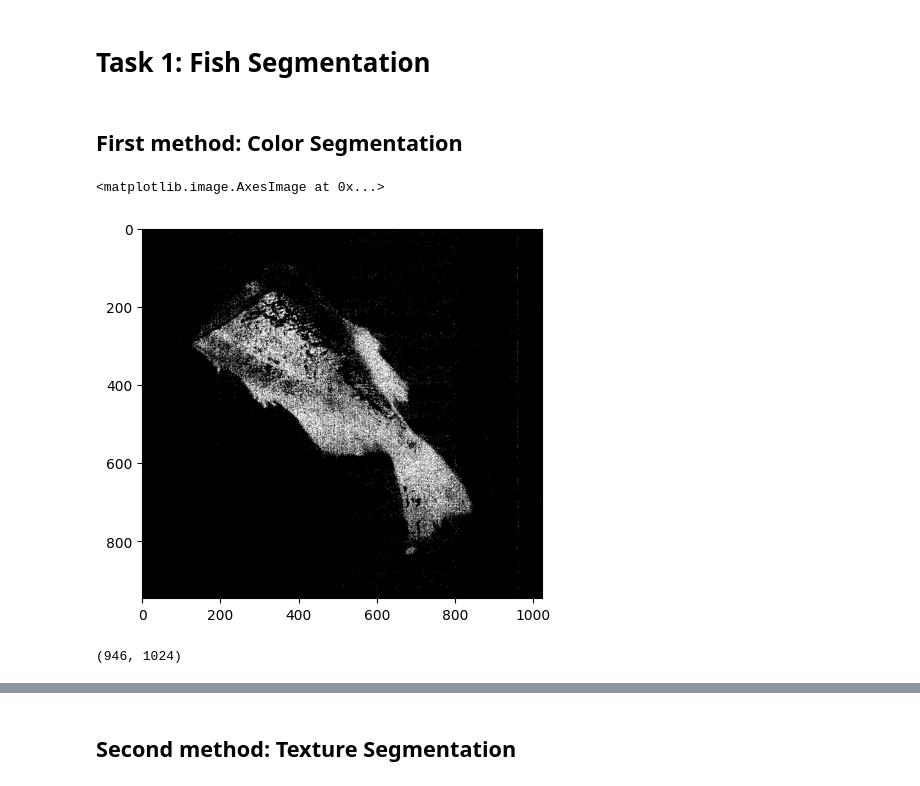
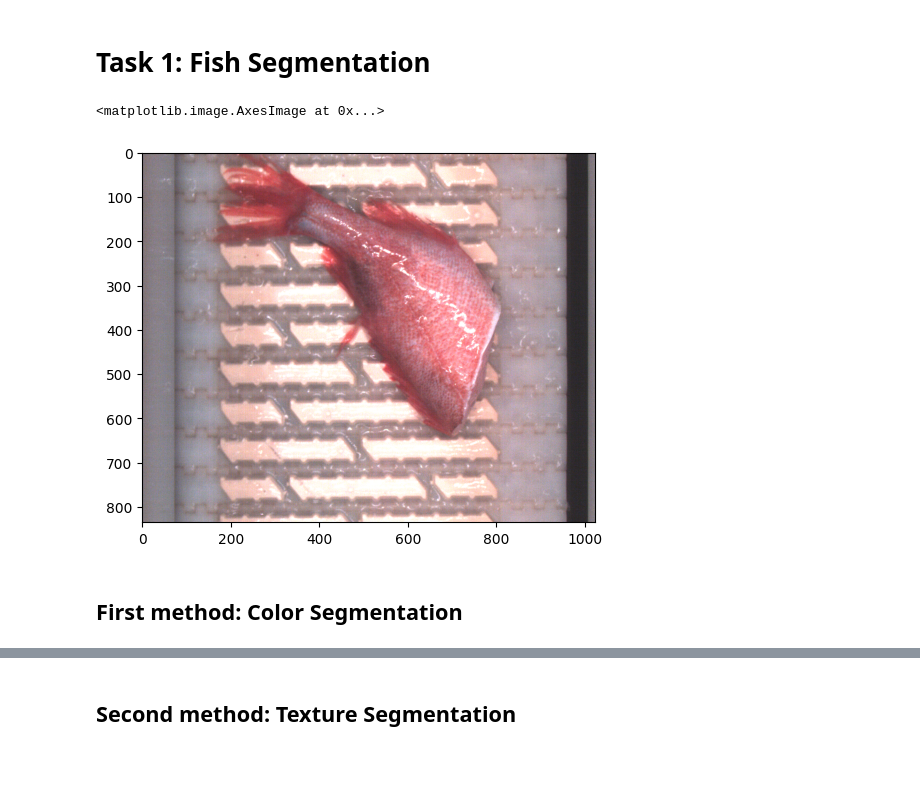
Before and after one commit to KamielVDD/6_marelec_project, a Jupyter notebook: 2_notebooks/marelec.ipynb, the cells around one changed output, grey strips where cells are left out. Drawn from its saved outputs; the diff is of its cells as text; code cells hidden in the pictures.

```diff
--- a/2_notebooks/marelec.ipynb
+++ b/2_notebooks/marelec.ipynb
@@ -12,14 +12,24 @@ import cv2
 # %%
 BASE_DIRECTORY = os.path.dirname(os.getcwd())
 PATH_FISH_0 = os.path.join(BASE_DIRECTORY, "1_data", "Marelec_sample", "0", "2021-04-28-02-55-19-160-Sei-Sei-80.000.bmp")
-PATH_FISH_1 = os.path.join(BASE_DIRECTORY, "1_data", "Marelec_sample", "1", "2021-04-27-21-46-20-448-Sei-Hyse-88.000.bmp")
+PATH_FISH_1 = os.path.join(BASE_DIRECTORY, "1_data", "Marelec_sample", "1", "2021-04-27-00-45-33-488-Sei-Hyse-86.000.bmp")
 
-LOWER_COLOR_FISH = np.array([120, 90, 100])
-UPPER_COLOR_FISH = np.array([140, 255, 255])
+PATH_FOLDER_0 = "../1_data/Marelec_sample/0/"
+PATH_FOLDER_1 = "../1_data/Marelec_sample/1/"
+PATH_FOLDER_2 = "../1_data/Marelec_sample/2/"
+TEST_SET = [PATH_FOLDER_0, PATH_FOLDER_1, PATH_FOLDER_2]
+
+LOWER_COLOR_FISH = np.array([140, 100, 100])
+UPPER_COLOR_FISH = np.array([179, 255, 255])
 # %% [markdown]
 # Task 1: Fish Segmentation
 # %%
 img_background = cv2.imread(PATH_FISH_0)
-img_fish = cv2.imread(PATH_FISH_1)
+img_fish = cv2.cvtColor(cv2.imread(PATH_FISH_1), cv2.COLOR_BGR2RGB)
+# %%
+plt.imshow(img_fish)
+# %% [output]
+<matplotlib.image.AxesImage at 0x...>
+[figure, added]
 # %% [markdown]
 ## First method: Color Segmentation
@@ -29,10 +35,0 @@ mask = cv2.inRange(hsv_fish, LOWER_COLOR_FISH, UPPER_COLOR_FISH)
-# %%
-plt.figure()
-plt.imshow(mask, cmap="gray")
-# %% [output]
-<matplotlib.image.AxesImage at 0x...>
-[figure, removed]
-# %%
-print(mask.shape)
-# %% [output]
-(946, 1024)
```
Also changed, not shown: parts of 11 cells of this notebook.
